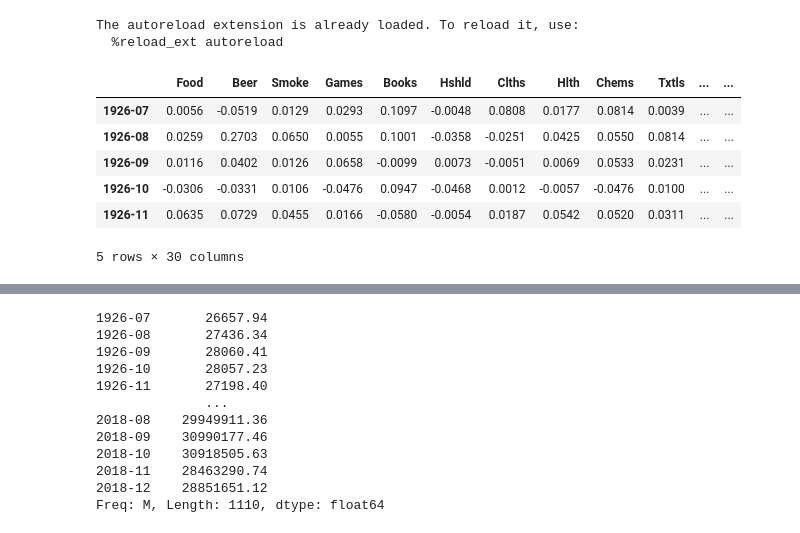
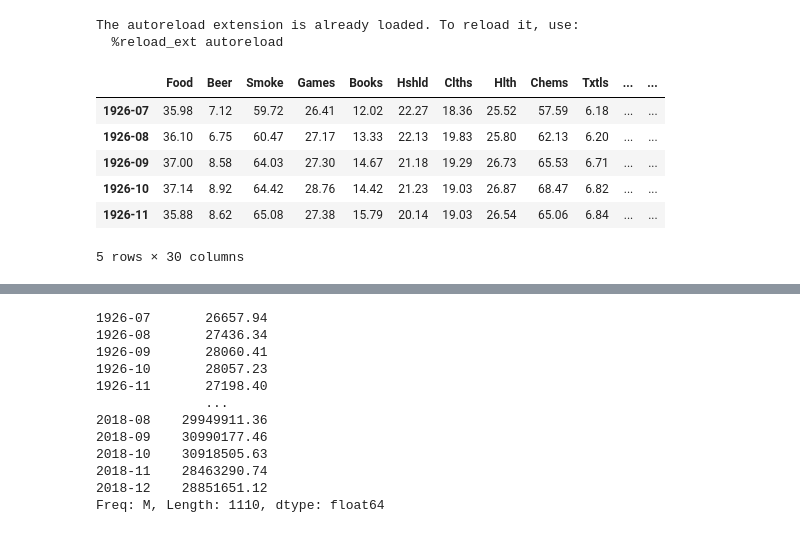
Before and after one commit to Akib-Raihan-4/Trading_With_Python, a Jupyter notebook: w3_s1.ipynb, the cells around one changed output, grey strips where cells are left out. Drawn from its saved outputs; the diff is of its cells as text; code cells hidden in the pictures.

```diff
--- a/w3_s1.ipynb
+++ b/w3_s1.ipynb
@@ -28,13 +28,13 @@ The autoreload extension is already loaded. To reload it, use:
 # %%
 ind_return = erk.get_ind_returns()
 ind_size = erk.get_ind_size()
 ind_nfirms = erk.get_ind_nfirms()
-ind_return.head()
+ind_size.head()
 # %% [output]
 |  | Food | Beer | Smoke | Games | Books | Hshld | Clths | Hlth | Chems | Txtls | ... | ... |
-| 1926-07 | 0.0056 | -0.0519 | 0.0129 | 0.0293 | 0.1097 | -0.0048 | 0.0808 | 0.0177 | 0.0814 | 0.0039 | ... | ... |
-| 1926-08 | 0.0259 | 0.2703 | 0.0650 | 0.0055 | 0.1001 | -0.0358 | -0.0251 | 0.0425 | 0.0550 | 0.0814 | ... | ... |
-| 1926-09 | 0.0116 | 0.0402 | 0.0126 | 0.0658 | -0.0099 | 0.0073 | -0.0051 | 0.0069 | 0.0533 | 0.0231 | ... | ... |
-| 1926-10 | -0.0306 | -0.0331 | 0.0106 | -0.0476 | 0.0947 | -0.0468 | 0.0012 | -0.0057 | -0.0476 | 0.0100 | ... | ... |
-| 1926-11 | 0.0635 | 0.0729 | 0.0455 | 0.0166 | -0.0580 | -0.0054 | 0.0187 | 0.0542 | 0.0520 | 0.0311 | ... | ... |
+| 1926-07 | 35.98 | 7.12 | 59.72 | 26.41 | 12.02 | 22.27 | 18.36 | 25.52 | 57.59 | 6.18 | ... | ... |
+| 1926-08 | 36.10 | 6.75 | 60.47 | 27.17 | 13.33 | 22.13 | 19.83 | 25.80 | 62.13 | 6.20 | ... | ... |
+| 1926-09 | 37.00 | 8.58 | 64.03 | 27.30 | 14.67 | 21.18 | 19.29 | 26.73 | 65.53 | 6.71 | ... | ... |
+| 1926-10 | 37.14 | 8.92 | 64.42 | 28.76 | 14.42 | 21.23 | 19.03 | 26.87 | 68.47 | 6.82 | ... | ... |
+| 1926-11 | 35.88 | 8.62 | 65.08 | 27.38 | 15.79 | 20.14 | 19.03 | 26.54 | 65.06 | 6.84 | ... | ... |
 5 rows × 30 columns
```
Also changed, not shown: parts of 16 cells of this notebook.
